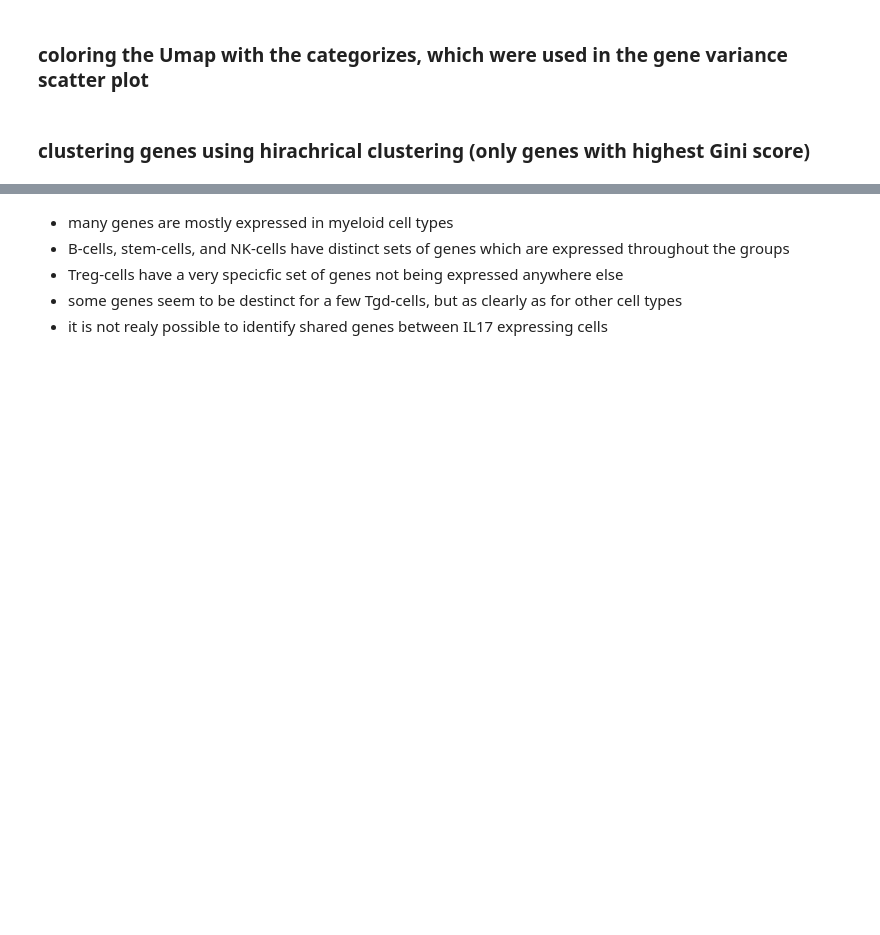
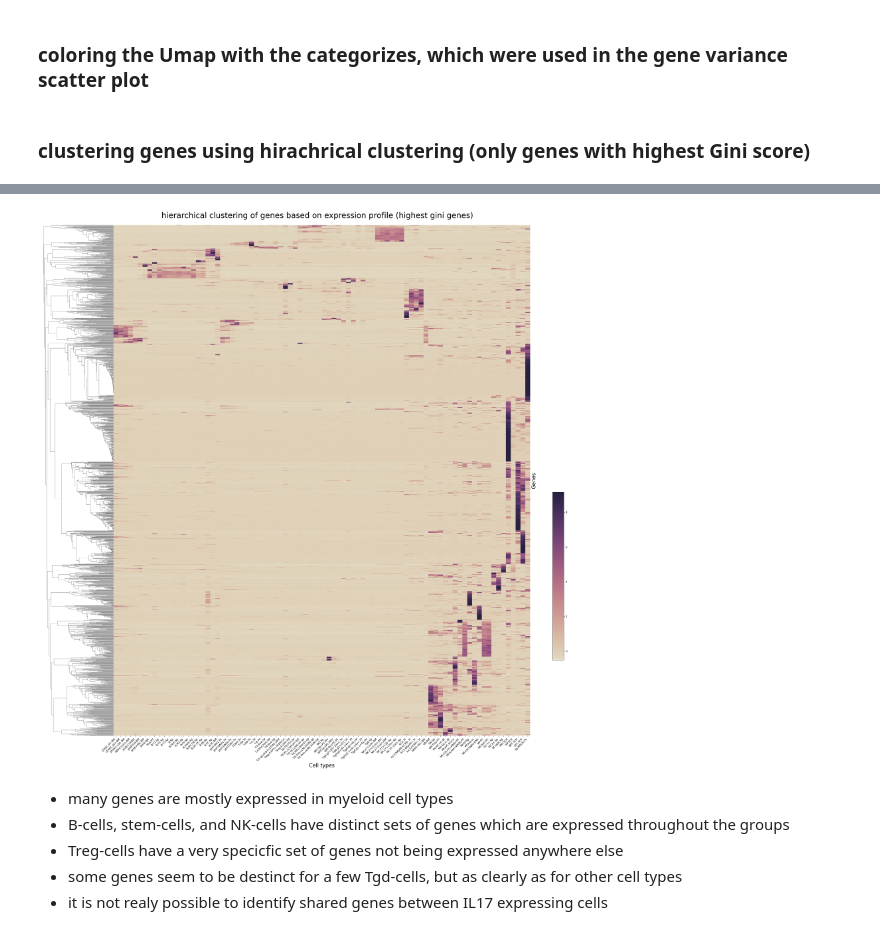
Before and after one commit to datascience-mobi-2026/topic04_team03, a Jupyter notebook: jupyter_tilmann_2.ipynb, the cells around one changed output, grey strips where cells are left out. Saved outputs shown, nothing was run; the diff lists cells and outputs as text; code cells hidden in the pictures; blank space fills up the shorter version.

```diff
--- a/jupyter_tilmann_2.ipynb
+++ b/jupyter_tilmann_2.ipynb
@@ -907,34 +967,37 @@ high_gini_genes_val_z.describe()
 import seaborn as sns
 
 
 vmin, vmax = high_gini_genes_val_z.min().min(), high_gini_genes_val_z.max().max()
 
 g = sns.clustermap(
     high_gini_genes_val_z,
     row_cluster=True,
     col_cluster=False,
     method='average',
     metric='euclidean',
-    cmap="viridis",
+    cmap=sns.color_palette("ch:s=-.2,r=.6", as_cmap=True),
     center=((vmin + vmax) / 2),
     vmin=vmin,
     vmax=vmax,
     figsize=(30, 30),
     dendrogram_ratio=(0.15, 0.02),
     cbar_pos=None,
     yticklabels=False,
 )
 
 g.ax_heatmap.tick_params(axis='x', labelsize=10)
 g.figure.subplots_adjust(right=0.88)
 cax = g.figure.add_axes([0.92, 0.2, 0.02, 0.3])
 plt.colorbar(g.ax_heatmap.collections[0], cax=cax)
 g.ax_heatmap.set_xticklabels(g.ax_heatmap.get_xticklabels(), rotation=45, ha='right')
 g.ax_heatmap.set_xlabel("Cell types", fontsize=20)
 g.ax_heatmap.set_ylabel("Genes", fontsize=20)
 g.figure.suptitle('hierarchical clustering of genes based on expression profile (highest gini genes)', y=1, fontsize=30)
 plt.savefig('tilmann_plots/hierarchical clustering of genes based on expression profile (highest gini genes).png', dpi=300, bbox_inches='tight')
+plt.savefig('plots_for_poster/hierarchical clustering of genes based on expression profile (highest gini genes).png', dpi=300, bbox_inches='tight')
 plt.show()
+# %% [output]
+[figure, added]
 # %% [markdown]
  - many genes are mostly expressed in myeloid cell types
  - B-cells, stem-cells, and NK-cells have distinct sets of genes which are expressed throughout the groups
```
Also changed, not shown: parts of 23 cells of this notebook, 7 other files.
